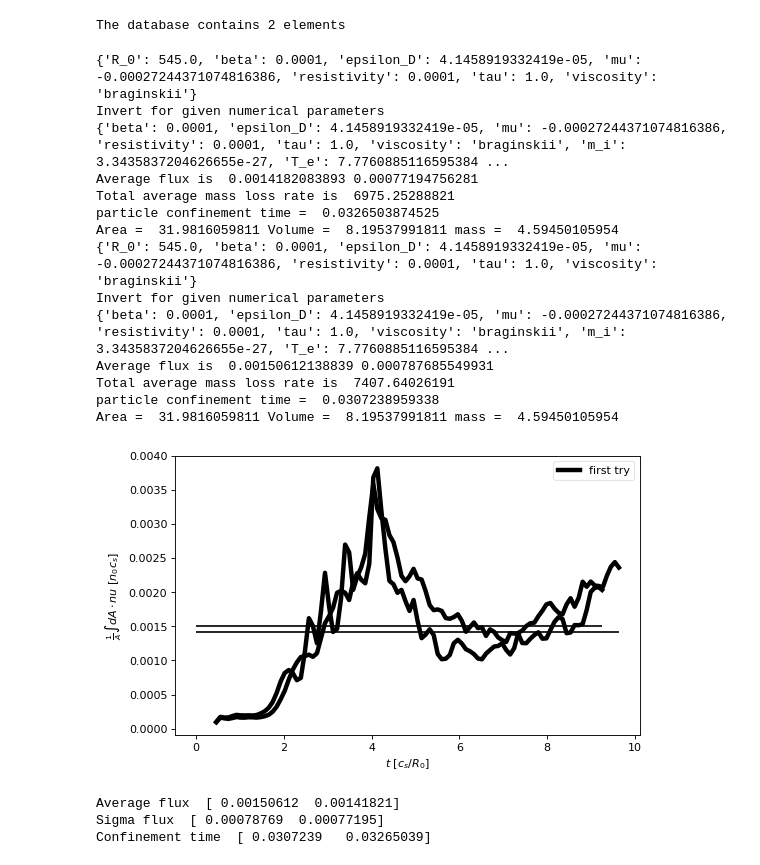
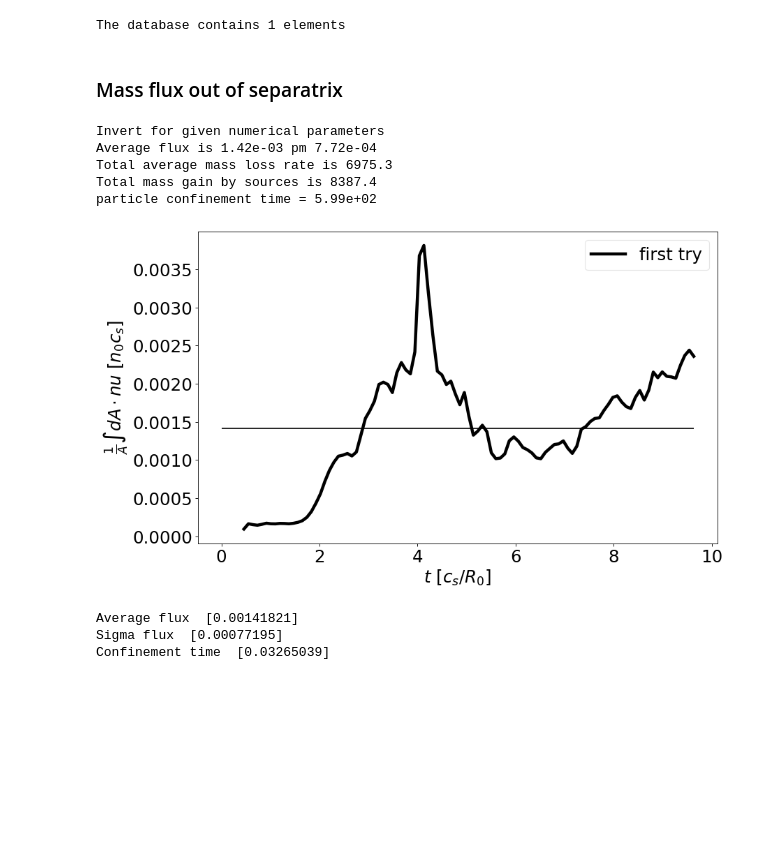
Before and after one commit to mwiesenberger/data-analysis-3d, a Jupyter notebook: Conservation.ipynb, the cells around one changed output. Saved outputs shown, nothing was run; the diff lists cells and outputs as text; code cells hidden in the pictures; blank space fills up the shorter version.

```diff
--- a/Conservation.ipynb
+++ b/Conservation.ipynb
@@ -17,9 +17,10 @@ diag = simplesim.Manager( executable="./feltordiag.sh", directory="diag", filety
 plot = simplesim.Manager( executable ="./feltorplot.sh", directory="plot", filetype = "nc")
 # %%
 content = data.table()
+content.pop() # Temporary easy work with only one list element
 print( f"The database contains {np.size(content)} elements")
 # %% [output]
-The database contains 2 elements
+The database contains 1 elements
 # %%
 config = fp.load_default_config()
 
@@ -30,6 +31,8 @@ with open( "config.json", 'w') as f:
 for file in content :
     diag.create(file)
     plot.create(file)
+# %% [markdown]
+### Mass flux out of separatrix
 # %%
 # Observations:
 # - jvne is larger than perpendicular diffusion
@@ -39,8 +42,9 @@ confinement_time = np.array([])
 average_flux = np.array([])
 sigma_flux = np.array([])
 
-fig,ax=plt.subplots(1,1,figsize=(1.25*6,1.25*3.7),dpi= 80, facecolor='w', edgecolor='k')
+fig,ax=plt.subplots(1,1,figsize=(2*6,2*3.7),dpi= 80, facecolor='w', edgecolor='k')
 for file in content :
+
     #dd = Dataset( data.outfile(file), 'r')
     da = Dataset( diag.outfile(file), "r")
     #pl = nc.Dataset( plot.outfile(file), "r")
@@ -55,9 +59,8 @@ for file in content :
     volume = da['psi_vol'][:]
 
     num = {"R_0" : pp["magnetic_field"]['params']["R_0"], **pp["physical"]}
-    print(num)
     fp.numerical2physical( num, pp['physical'])
-    print( pp["physical"])
+#     print( pp["physical"])
     timescale = fp.omega_0_inv(**pp['physical'])*1e3 # in ms
     timescale = 1/num['R_0'] # R_0 / c_s
     fluxscale = fp.c_s(**pp['physical'])*pp['physical']['n_0']
@@ -68,78 +71,47 @@ for file in content :
     deltamass = np.diff(masstt)/deltat
 
     # jvne= dset.variables['jvneE_tt_fsa'][:,:]
     jvne=da['jvneC_tt_ifs_lcfs'][:]/deltat
     jvne+=da['jvneE_tt_ifs_lcfs'][:]/deltat
     jvne+=da['jvneA_tt_ifs_lcfs'][:]/deltat
     divjvne = da["divjnepar_tt_ifs_lcfs"][:]/deltat
     average_jvne = jvne[min_idx:].mean() # don't keep initial phase in statistics
     sigma_jvne = jvne[min_idx:].std()
     source = da["sne_tt_ifs_lcfs"][:]/deltat
     average_source = source[min_idx:].mean()
-    print( "Average flux is " , average_jvne/area[167], sigma_jvne/area[167])
-    print( "Total average mass loss rate is ", average_jvne)
-    #print( "Total mass gain by sources is",  average_source )
+    print( f"Average flux is { average_jvne/area[167]:1.2e} pm {sigma_jvne/area[167]:1.2e}")
+    print( f"Total average mass loss rate is {average_jvne:6.1f}")
+    print( f"Total mass gain by sources is {average_source:6.1f}" )
     average_flux = np.append( average_jvne/area[167], average_flux )
     sigma_flux = np.append( sigma_jvne/area[167], sigma_flux )
-    print( "particle confinement time = ", average_mass/average_jvne*1e-7)
+    print( f"particle confinement time = {average_mass/average_jvne*timescale:1.2e}")
     confinement_time = np.append( average_mass/average_jvne*1e-7, confinement_time )
     tau = mass/jvne
-    idx = 167
-    rhos = 2.55e-3
-    print( "Area = ", rhos**2*area[idx], "Volume = ", rhos**3*volume[idx], "mass = ", mass[0]/volume[idx])
-
-    # source = dset.variables['sne_tt_ifs'][:,:]
-    # diff_perp = dset.variables["lneperp_tt_ifs"][:,:]
-    # diff_para = dset.variables["lneparallel_tt_ifs"][:,:]
-    # diff = deltamass + jvne - source - diff_perp-diff_para
-    # accuracy = np.abs(diff) / np.abs(deltamass)# + diff_perp+diff_para - jvne + source)
-
-    # cum_jvne = np.cumsum( jvne, axis=0)
-    # cum_diff_perp = np.cumsum( diff_perp, axis=0)
-
-
-    # plt.plot(time[1:],accuracy[1:,idx], color=v[0], marker='',ls='-', lw=4,markeredgecolor='k', markersize=8, label=v[1])
-#    plt.plot(time[1:],deltamass[1:,idx]-source[1:,idx], color=v[0], marker='',ls='-', lw=4,markeredgecolor='k', markersize=8, label=v[1])
+    lcfs = np.argmax( rho_t[np.where( rho_t < 1)])
+    idx = lcfs
     plt.plot(time[min_idx:]*timescale,jvne[min_idx:]/area[idx], color='k',
              marker='',ls='-', lw=4,markeredgecolor='k', markersize=8, label='first try')
-    plt.hlines(average_jvne/area[idx], time[0]*timescale, time[len(time)-1]*timescale, color='k')#, ls='--', lw=2, )
-    # plt.plot(time[1:]*4.56e-3,tau[1:]*5e-8 , color=v[0], marker='',ls='-', lw=4,markeredgecolor='k', markersize=8, label=v[1])
-#    plt.plot(time[1:],diff_perp[1:,idx], color=v[0], marker='',ls='--', lw=4,markeredgecolor='k', markersize=8, label=v[1])
-#    plt.plot(time[1:],source[1:,idx], color=v[0], marker='',ls='-', lw=4,markeredgecolor='k', markersize=8, label=v[1])
-    # plt.plot(time[1:],mass[1:,idx], color=v[0], marker='',ls='-',markeredgecolor='k', markersize=8, label=v[1])
-    # idx= 41
-    # print( rho[idx])
-#    plt.plot(time[min_idx :],jvne[min_idx:,idx], color=v[0], marker='',ls='-',lw=4,markeredgecolor='k', markersize=8, label=v[1])
+    plt.hlines(average_jvne/area[idx], time[0]*timescale, time[len(time)-1]*timescale, color='k')
+
     handles, labels = plt.gca().get_legend_handles_labels()
     plt.legend(handles, labels, loc='upper right',numpoints=1,ncol=2,
                    fontsize='medium',framealpha=0.5)
     da.close()
 
 plt.xlabel(r"$t\ [c_s/R_0]$")
 plt.ylabel(r"$\frac{1}{A}\int dA \cdot nu\ [n_0c_s]$")
-#plt.xlim(15,100)
-#plt.ylim(0,0.025)
-# plt.ylim(0,30000)
+
 plt.show(   )
 print( "Average flux ", average_flux)
 print( "Sigma flux ", sigma_flux)
 print( "Confinement time ", confinement_time)
 # %% [output]
-{'R_0': 545.0, 'beta': 0.0001, 'epsilon_D': 4.1458919332419e-05, 'mu': -0.00027244371074816386, 'resistivity': 0.0001, 'tau': 1.0, 'viscosity': 'braginskii'}
 Invert for given numerical parameters
-{'beta': 0.0001, 'epsilon_D': 4.1458919332419e-05, 'mu': -0.00027244371074816386, 'resistivity': 0.0001, 'tau': 1.0, 'viscosity': 'braginskii', 'm_i': 3.3435837204626655e-27, 'T_e': 7.7760885116595384 ...
-Average flux is  0.0014182083893 0.00077194756281
-Total average mass loss rate is  6975.25288821
-particle confinement time =  0.0326503874525
-Area =  31.9816059811 Volume =  8.19537991811 mass =  4.59450105954
-{'R_0': 545.0, 'beta': 0.0001, 'epsilon_D': 4.1458919332419e-05, 'mu': -0.00027244371074816386, 'resistivity': 0.0001, 'tau': 1.0, 'viscosity': 'braginskii'}
-Invert for given numerical parameters
-{'beta': 0.0001, 'epsilon_D': 4.1458919332419e-05, 'mu': -0.00027244371074816386, 'resistivity': 0.0001, 'tau': 1.0, 'viscosity': 'braginskii', 'm_i': 3.3435837204626655e-27, 'T_e': 7.7760885116595384 ...
-Average flux is  0.00150612138839 0.000787685549931
-Total average mass loss rate is  7407.64026191
-particle confinement time =  0.0307238959338
-Area =  31.9816059811 Volume =  8.19537991811 mass =  4.59450105954
+Average flux is 1.42e-03 pm 7.72e-04
+Total average mass loss rate is 6975.3
+Total mass gain by sources is 8387.4
+particle confinement time = 5.99e+02
-[figure, old version]
+[figure, new version]
-Average flux  [ 0.00150612  0.00141821]
-Sigma flux  [ 0.00078769  0.00077195]
-Confinement time  [ 0.0307239   0.03265039]
+Average flux  [0.00141821]
+Sigma flux  [0.00077195]
+Confinement time  [0.03265039]
```
Also changed, not shown: parts of 10 cells of this notebook.
